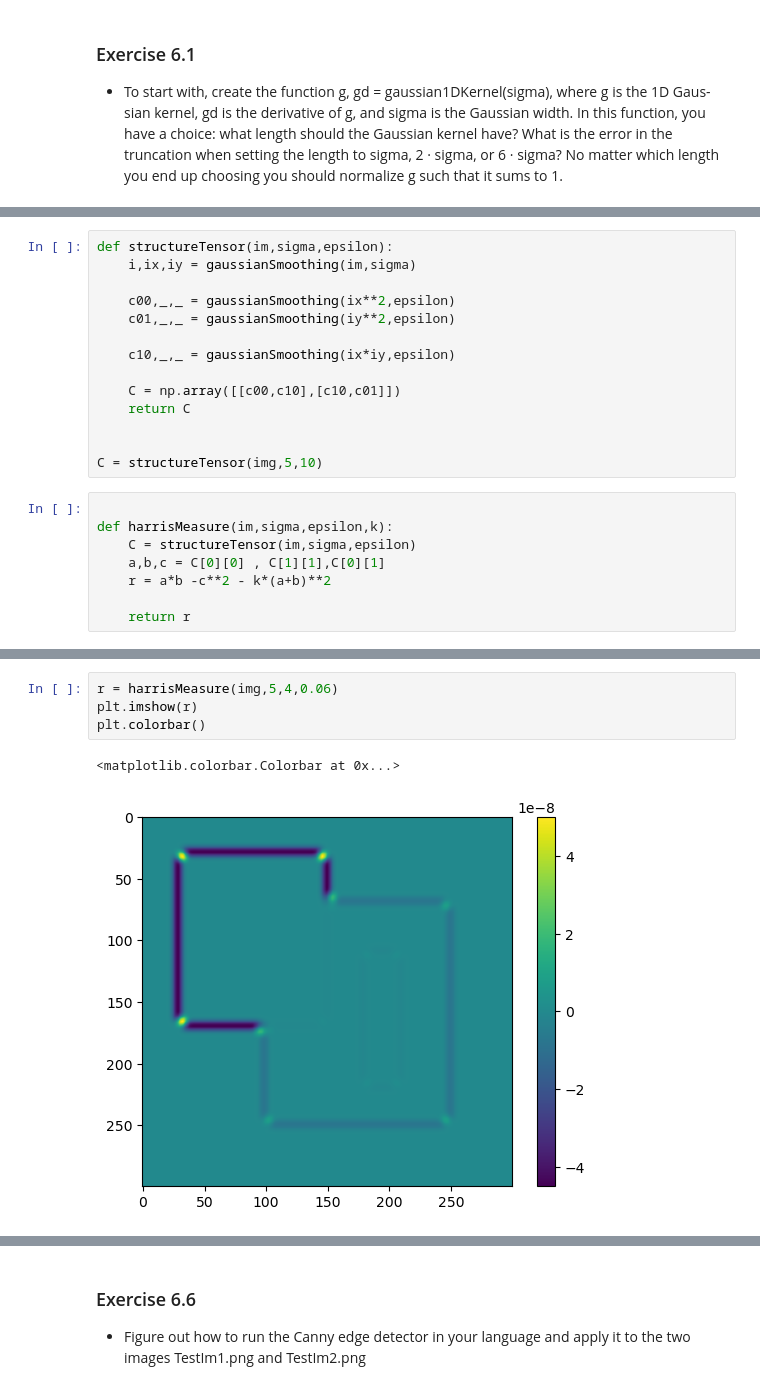
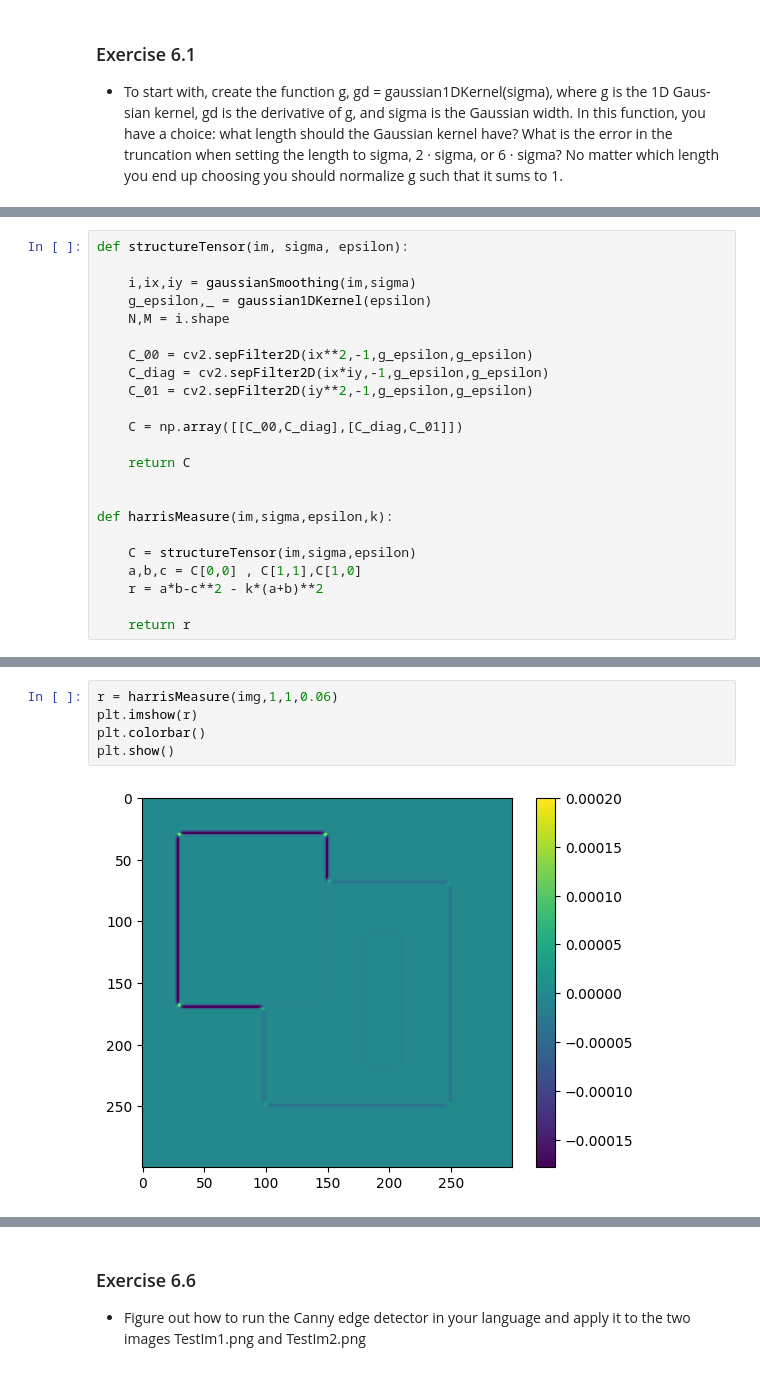
Before and after one commit to ibohaji/cv-course, a Jupyter notebook: Exercises/week6.ipynb, the cells around one changed output, grey strips where cells are left out. Saved outputs shown, nothing was run; the diff lists cells and outputs as text.

```diff
--- a/Exercises/week6.ipynb
+++ b/Exercises/week6.ipynb
@@ -69,22 +55,23 @@ plt.show()
-# %%
-def structureTensor(im,sigma,epsilon):
-    i,ix,iy = gaussianSmoothing(im,sigma)
-
-    c00,_,_ = gaussianSmoothing(ix**2,epsilon)
-    c01,_,_ = gaussianSmoothing(iy**2,epsilon)
-
-    c10,_,_ = gaussianSmoothing(ix*iy,epsilon)
-
-    C = np.array([[c00,c10],[c10,c01]])
-    return C
-
-
-C = structureTensor(img,5,10)
 # %%
+def structureTensor(im, sigma, epsilon):
+
+    i,ix,iy = gaussianSmoothing(im,sigma)
+    g_epsilon,_ = gaussian1DKernel(epsilon)
+    N,M = i.shape
+
+    C_00 = cv2.sepFilter2D(ix**2,-1,g_epsilon,g_epsilon)
+    C_diag = cv2.sepFilter2D(ix*iy,-1,g_epsilon,g_epsilon)
+    C_01 = cv2.sepFilter2D(iy**2,-1,g_epsilon,g_epsilon)
+
+    C = np.array([[C_00,C_diag],[C_diag,C_01]])
+
+    return C
+
 
 def harrisMeasure(im,sigma,epsilon,k):
+
     C = structureTensor(im,sigma,epsilon)
-    a,b,c = C[0][0] , C[1][1],C[0][1]
-    r = a*b -c**2 - k*(a+b)**2
+    a,b,c = C[0,0] , C[1,1],C[1,0]
+    r = a*b-c**2 - k*(a+b)**2
 
     return r
@@ -94,8 +78,8 @@ def harrisMeasure(im,sigma,epsilon,k):
 # %%
-r = harrisMeasure(img,5,4,0.06)
+r = harrisMeasure(img,1,1,0.06)
 plt.imshow(r)
 plt.colorbar()
+plt.show()
 # %% [output]
-<matplotlib.colorbar.Colorbar at 0x...>
-[figure, old version]
+[figure, new version]
 # %% [markdown]
```
Also changed, not shown: parts of 16 cells of this notebook.
